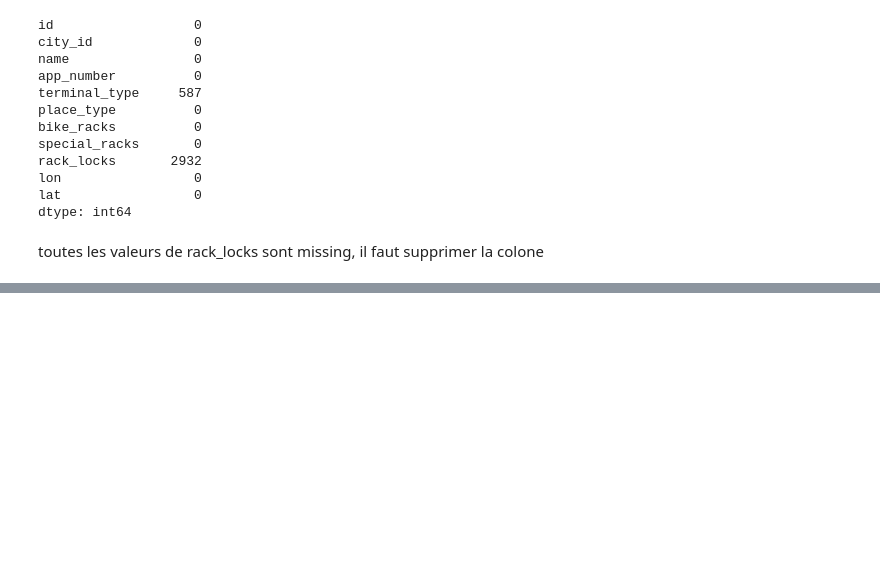
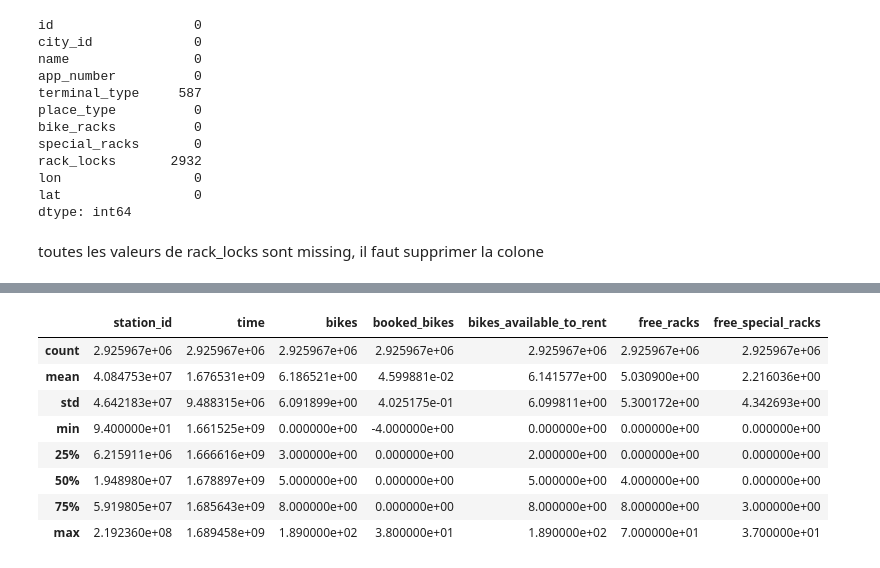
Before and after one commit to Fati349/FML-Challenge, a Jupyter notebook: notebooks/01_exploration.ipynb, the cells around one changed output, grey strips where cells are left out. Cells and saved outputs as stored; diff of their text form; code cells hidden in the pictures; blank space fills up the shorter version.

Commit message:
exploration de stations_status.csv

```diff
--- a/notebooks/01_exploration.ipynb
+++ b/notebooks/01_exploration.ipynb
@@ -443,0 +465,2 @@ stations.describe()
+# %%
+stations_status = pd.read_csv("../data/raw/stations_status.csv", na_values=["NA", "NULL", "None", "Not Applicable"])
@@ -443,0 +494,12 @@ stations.describe()
+# %%
+stations_status.describe()
+# %% [output]
+|  | station_id | time | bikes | booked_bikes | bikes_available_to_rent | free_racks | free_special_racks |
+| count | 2.925967e+06 | 2.925967e+06 | 2.925967e+06 | 2.925967e+06 | 2.925967e+06 | 2.925967e+06 | 2.925967e+06 |
+| mean | 4.084753e+07 | 1.676531e+09 | 6.186521e+00 | 4.599881e-02 | 6.141577e+00 | 5.030900e+00 | 2.216036e+00 |
+| std | 4.642183e+07 | 9.488315e+06 | 6.091899e+00 | 4.025175e-01 | 6.099811e+00 | 5.300172e+00 | 4.342693e+00 |
+| min | 9.400000e+01 | 1.661525e+09 | 0.000000e+00 | -4.000000e+00 | 0.000000e+00 | 0.000000e+00 | 0.000000e+00 |
+| 25% | 6.215911e+06 | 1.666616e+09 | 3.000000e+00 | 0.000000e+00 | 2.000000e+00 | 0.000000e+00 | 0.000000e+00 |
+| 50% | 1.948980e+07 | 1.678897e+09 | 5.000000e+00 | 0.000000e+00 | 5.000000e+00 | 4.000000e+00 | 0.000000e+00 |
+| 75% | 5.919805e+07 | 1.685643e+09 | 8.000000e+00 | 0.000000e+00 | 8.000000e+00 | 8.000000e+00 | 3.000000e+00 |
+| max | 2.192360e+08 | 1.689458e+09 | 1.890000e+02 | 3.800000e+01 | 1.890000e+02 | 7.000000e+01 | 3.700000e+01 |
```
Also changed, not shown: parts of 6 cells of this notebook.
